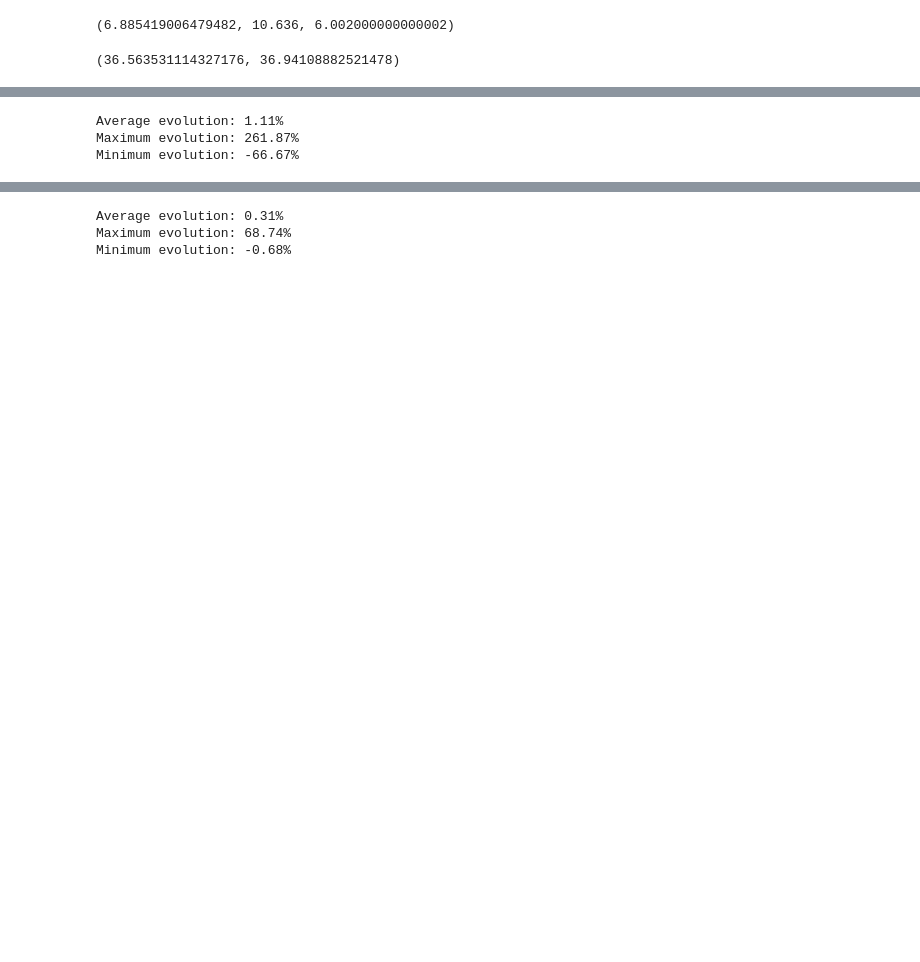
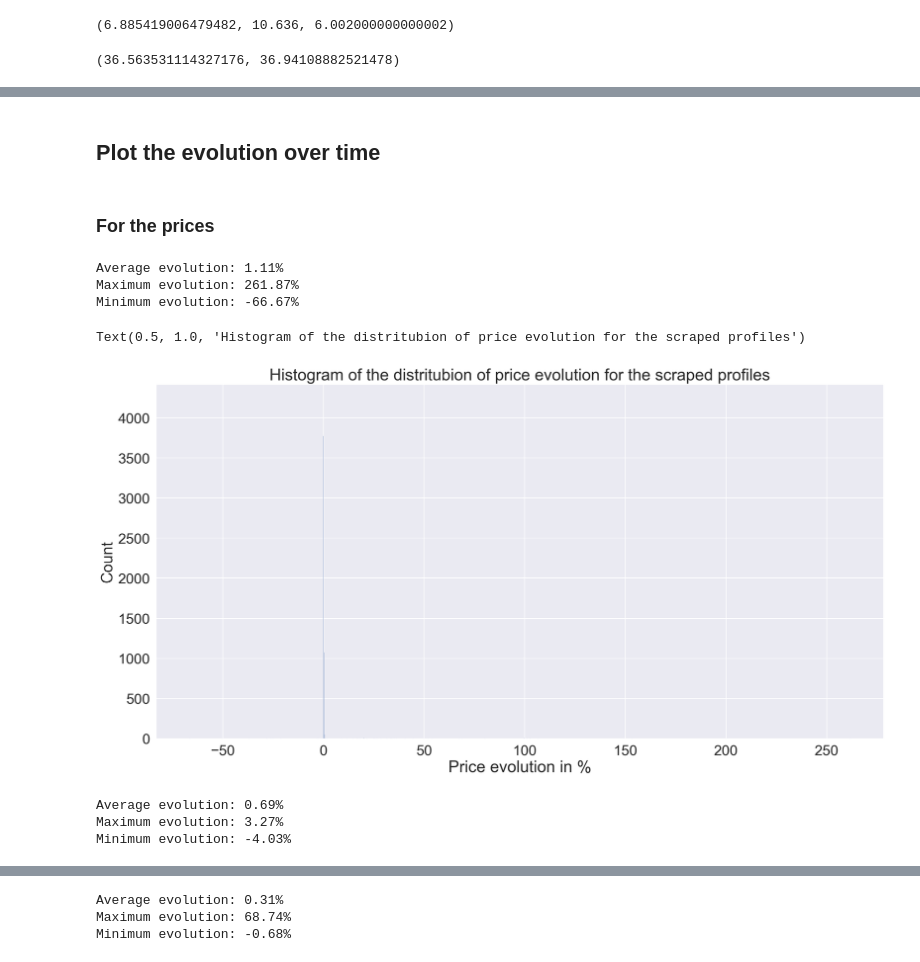
Before and after one commit to Victor-Manach/MODS207, a Jupyter notebook: panel_data_analysis.ipynb, the cells around one changed output, grey strips where cells are left out. Saved outputs shown, nothing was run; the diff lists cells and outputs as text; code cells hidden in the pictures; blank space fills up the shorter version.

```diff
--- a/panel_data_analysis.ipynb
+++ b/panel_data_analysis.ipynb
@@ -70,2 +50,6 @@ def display_info(feature_evol: np.ndarray):
+# %% [markdown]
+## Plot the evolution over time
+# %% [markdown]
+### For the prices
 # %%
 prices_evol = feature_evolution('Price/hour in USD')
@@ -76,6 +56,16 @@ review_evol = feature_evolution('nb_reviews')
+# %%
+prices_evol *= 100
 # %%
 display_info(prices_evol)
 # %% [output]
 Average evolution: 1.11%
 Maximum evolution: 261.87%
 Minimum evolution: -66.67%
+# %%
+plt.figure(figsize=(20,10))
+sn.histplot(x=prices_evol)
+plt.xlabel('Price evolution in %', size=25)
+plt.title('Histogram of the distritubion of price evolution for the scraped profiles', size=25)
+# %% [output]
+Text(0.5, 1.0, 'Histogram of the distritubion of price evolution for the scraped profiles')
+[figure, added]
@@ -81,0 +74,6 @@ Minimum evolution: -66.67%
+# %%
+display_info(prices_evol)
+# %% [output]
+Average evolution: 0.69%
+Maximum evolution: 3.27%
+Minimum evolution: -4.03%
```
Also changed, not shown: parts of 22 cells of this notebook, 4 other files.
